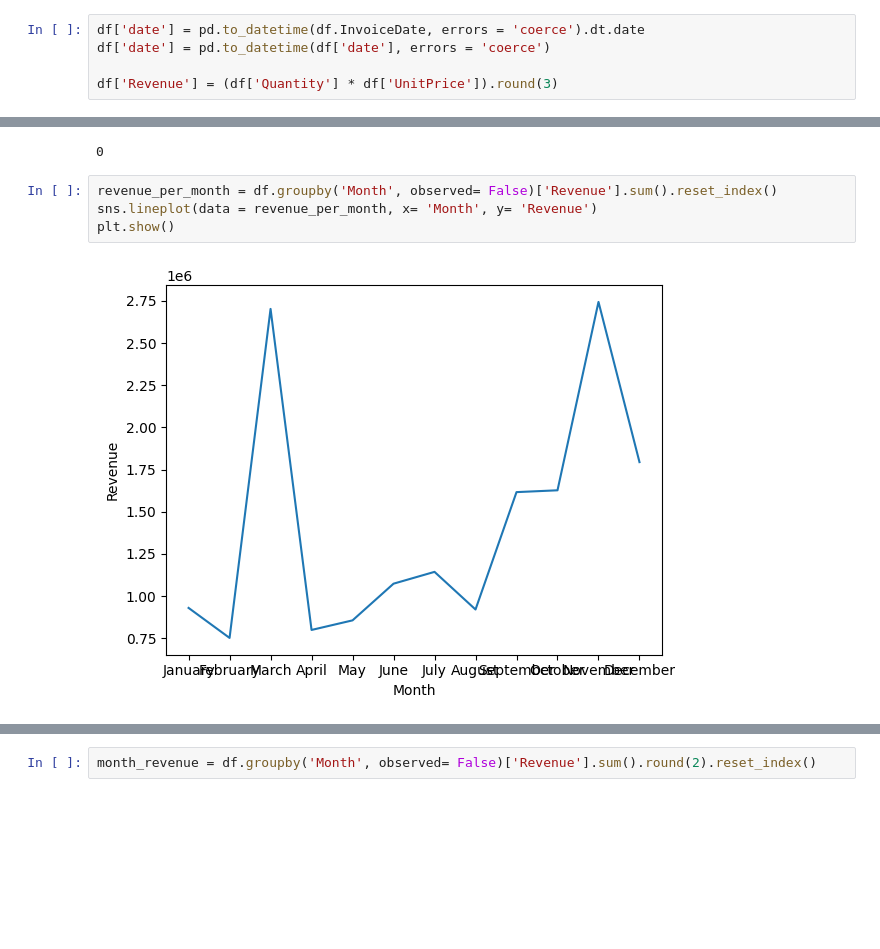
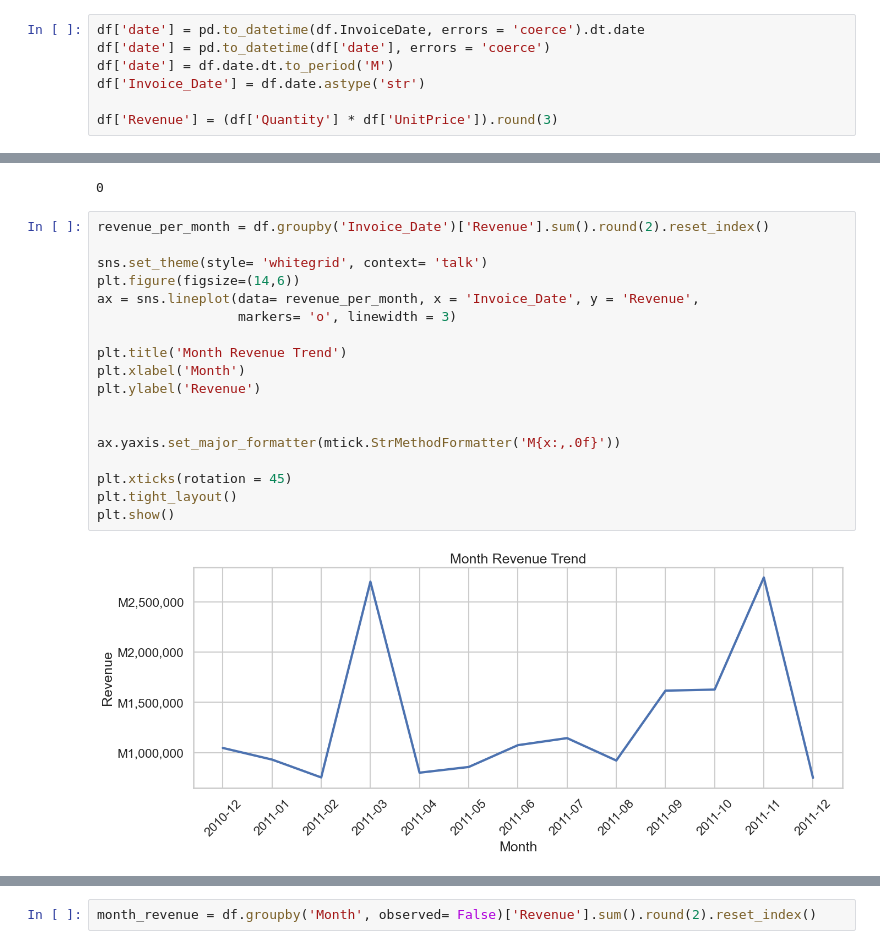
Before and after one commit to Letjoi/ONLINE_RETAIL_ANALYSIS, a Jupyter notebook: python_data_analysis.ipynb, the cells around one changed output, grey strips where cells are left out. Saved outputs shown, nothing was run; the diff lists cells and outputs as text; blank space fills up the shorter version.

Commit message:
Updated notes and graphs for outlier detection pt.1

```diff
--- a/python_data_analysis.ipynb
+++ b/python_data_analysis.ipynb
@@ -26,5 +28,7 @@ df['Description'] = df.StockCode.map(stock_description_dict)
 # %%
 df['date'] = pd.to_datetime(df.InvoiceDate, errors = 'coerce').dt.date
 df['date'] = pd.to_datetime(df['date'], errors = 'coerce')
+df['date'] = df.date.dt.to_period('M')
+df['Invoice_Date'] = df.date.astype('str')
 
 df['Revenue'] = (df['Quantity'] * df['UnitPrice']).round(3)
@@ -78,8 +89,22 @@ print(len(validation_list))
 # %% [output]
 0
 # %%
-revenue_per_month = df.groupby('Month', observed= False)['Revenue'].sum().reset_index()
-sns.lineplot(data = revenue_per_month, x= 'Month', y= 'Revenue')
+revenue_per_month = df.groupby('Invoice_Date')['Revenue'].sum().round(2).reset_index()
+
+sns.set_theme(style= 'whitegrid', context= 'talk')
+plt.figure(figsize=(14,6))
+ax = sns.lineplot(data= revenue_per_month, x = 'Invoice_Date', y = 'Revenue',
+                  markers= 'o', linewidth = 3)
+
+plt.title('Month Revenue Trend')
+plt.xlabel('Month')
+plt.ylabel('Revenue')
+
+
+ax.yaxis.set_major_formatter(mtick.StrMethodFormatter('M{x:,.0f}'))
+
+plt.xticks(rotation = 45)
+plt.tight_layout()
 plt.show()
 # %% [output]
-[figure, old version]
+[figure, new version]
```
Also changed, not shown: parts of 4 cells of this notebook, 1 other file.
